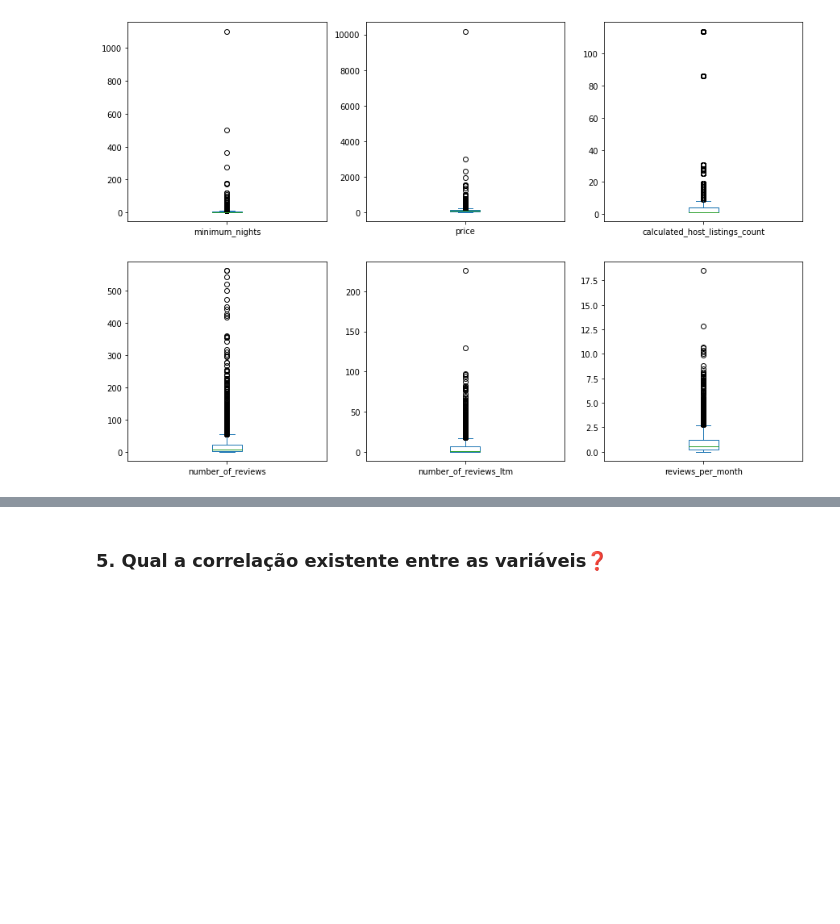
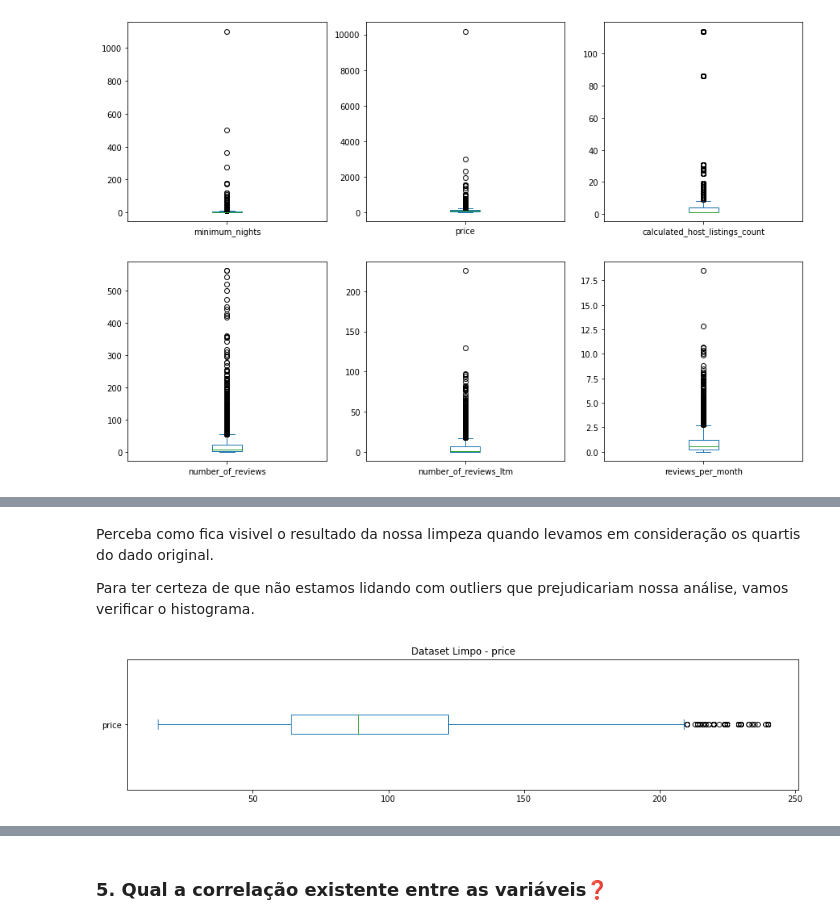
Before and after one commit to jhowsilvaa/Airbnb_Data_analysis, a Jupyter notebook: Airbnb_Data_Analysis_Geneva(_Switzerland).ipynb, the cells around one changed output, grey strips where cells are left out. Cells and saved outputs as stored; diff of their text form; code cells hidden in the pictures; blank space fills up the shorter version.

```diff
--- a/Airbnb_Data_Analysis_Geneva(_Switzerland).ipynb
+++ b/Airbnb_Data_Analysis_Geneva(_Switzerland).ipynb
@@ -661,0 +766,11 @@ plt.show()
+# %% [markdown]
+Perceba como fica visivel o resultado da nossa limpeza quando levamos em consideração os quartis do dado original.
+
+Para ter certeza de que não estamos lidando com outliers que prejudicariam nossa análise, vamos verificar o histograma.
+# %%
+fig, ax = plt.subplots(figsize=(15,3))
+df_clean.price.plot(kind='box', vert=False);
+ax.set_title('Dataset Limpo - price')
+plt.show()
+# %% [output]
+[figure, added]
```
Also changed, not shown: parts of 23 cells of this notebook.
